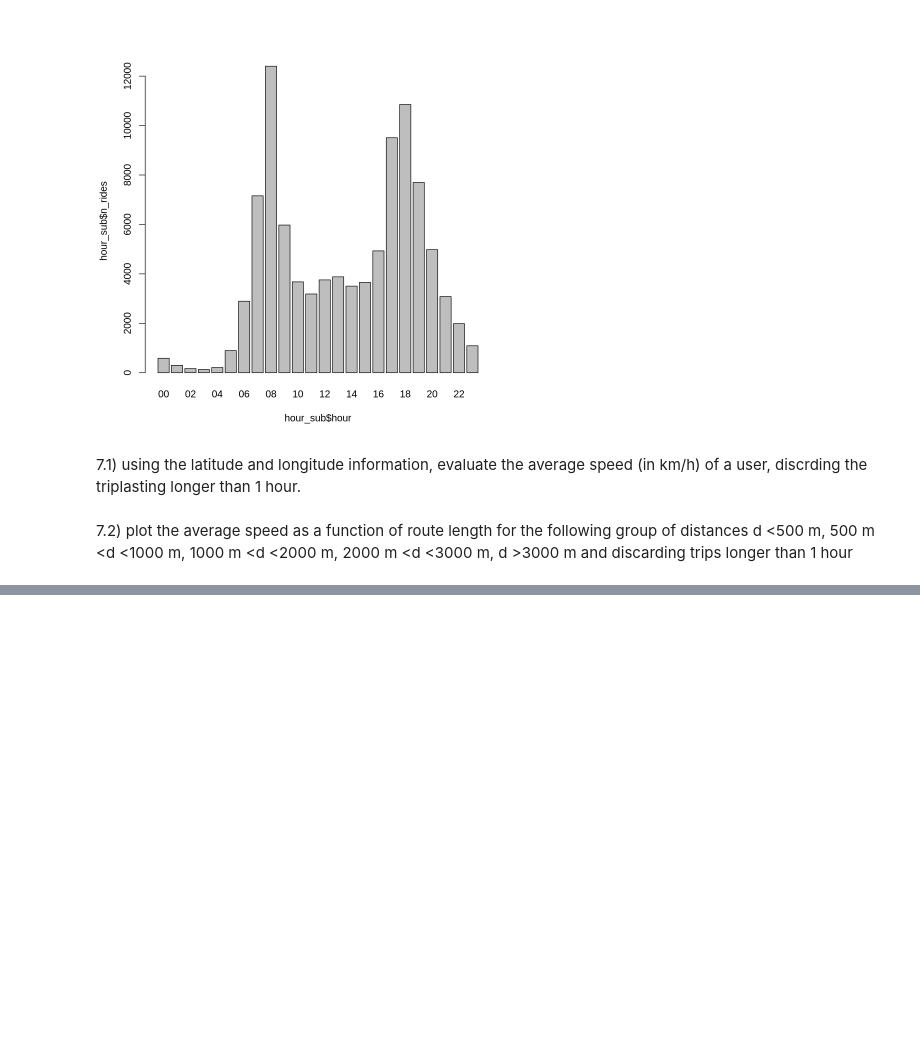
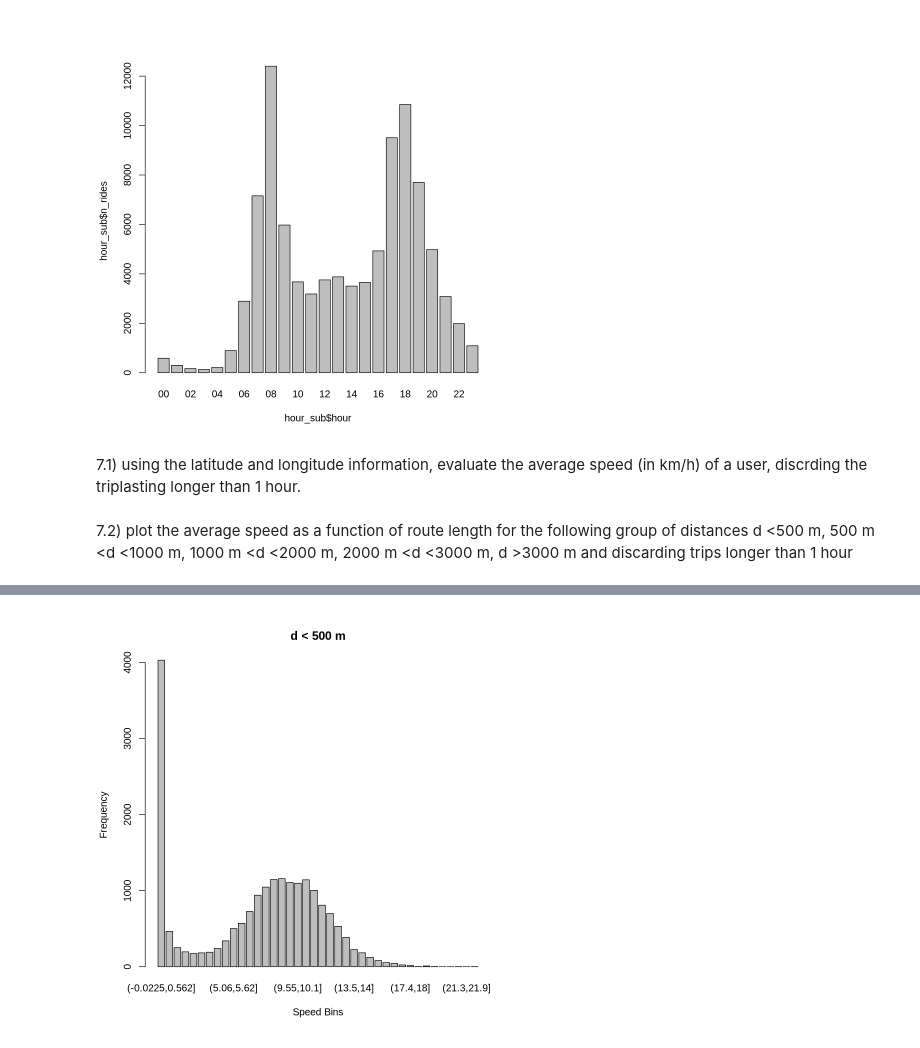
Before and after one commit to pietromalagoli/asp, a Jupyter notebook: code/lab01/Malagoli_Pietro_Lab01.ipynb, the cells around one changed output, grey strips where cells are left out. Cells and saved outputs as stored; diff of their text form; code cells hidden in the pictures; blank space fills up the shorter version.

```diff
--- a/code/lab01/Malagoli_Pietro_Lab01.ipynb
+++ b/code/lab01/Malagoli_Pietro_Lab01.ipynb
@@ -249,0 +329,98 @@ barplot(height = less500$avg_speed)
+# %%
+
+less1hour <- df %>%
+    filter(tripduration < 3600)
+
+less1hour_weekday <- less1hour %>%
+    filter(weekday)
+
+start <- less1hour_weekday %>%
+    select(start.station.longitude,start.station.latitude)
+
+end <- less1hour_weekday %>%
+    select(end.station.longitude,end.station.latitude)
+
+less1hour_weekday$avg_speed <- av_speed(start,end,less1hour_weekday$tripduration)
+
+less1hour_weekday$route_length <- distHaversine(start,end)
+
+# d < 500 m
+a <- less1hour_weekday %>%
+    filter(route_length<500)
+
+speed_bins <- cut(a$avg_speed,breaks = 40)
+
+# Count the frequency of values in each bin
+speed_counts <- table(speed_bins)
+
+# Plot the bar plot
+barplot(height = speed_counts,
+        xlab = "Speed Bins",
+        ylab = "Frequency",
+        main = "d < 500 m")
+
+################################################
+# 500 m < d < 1000 m
+b <- less1hour_weekday %>%
+    filter(route_length > 500 & route_length < 1000)
+
+speed_bins <- cut(b$avg_speed,breaks = 40)
+
+# Count the frequency of values in each bin
+speed_counts <- table(speed_bins)
+
+# Plot the bar plot
+barplot(height = speed_counts,
+        xlab = "Speed Bins",
+        ylab = "Frequency",
+        main = "500 m < d < 1000 m")
+
+################################################
+# 1000 m < d < 2000 m
+c <- less1hour_weekday %>%
+    filter(route_length > 1000 & route_length < 2000)
+
+speed_bins <- cut(c$avg_speed,breaks = 40)
+
+# Count the frequency of values in each bin
+speed_counts <- table(speed_bins)
+
+# Plot the bar plot
+barplot(height = speed_counts,
+        xlab = "Speed Bins",
+        ylab = "Frequency",
+        main = "1000 < d < 2000 m")
+
+################################################
+# 2000 m < d < 3000 m
+d <- less1hour_weekday %>%
+    filter(route_length > 2000 & route_length < 3000)
+
+speed_bins <- cut(d$avg_speed,breaks = 40)
+
+# Count the frequency of values in each bin
+speed_counts <- table(speed_bins)
+
+# Plot the bar plot
+barplot(height = speed_counts,
+        xlab = "Speed Bins",
+        ylab = "Frequency",
+        main = "2000 m < d < 3000 m")
+
+################################################
+# d > 3000 m
+e <- less1hour_weekday %>%
+    filter(route_length > 3000)
+
+speed_bins <- cut(e$avg_speed,breaks = 40)
+
+# Count the frequency of values in each bin
+speed_counts <- table(speed_bins)
+
+# Plot the bar plot
+barplot(height = speed_counts,
+        xlab = "Speed Bins",
+        ylab = "Frequency",
+        main = "d > 3000 m")
+# %% [output]
+[figure, added]
```
Also changed, not shown: parts of 8 cells of this notebook.
